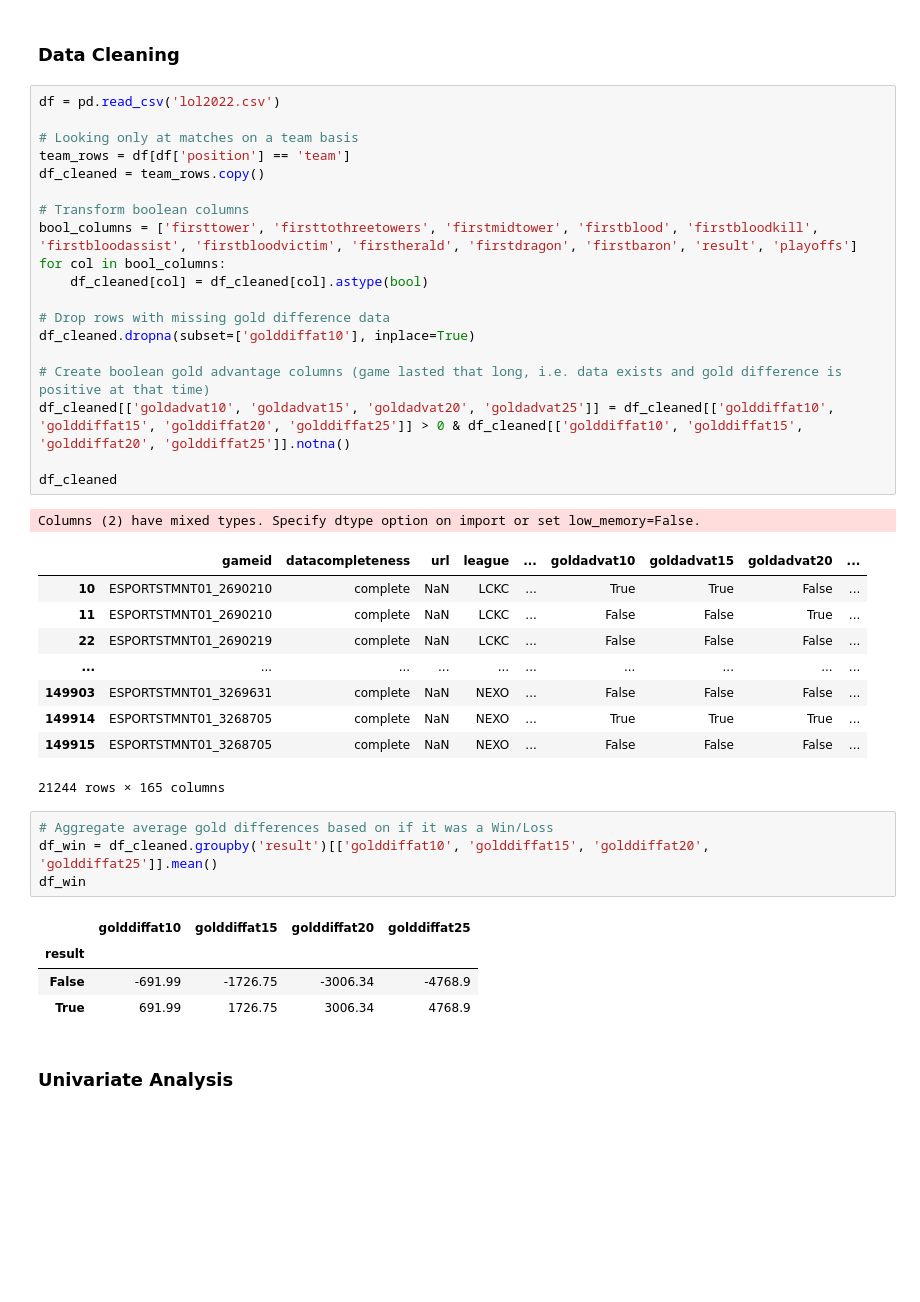
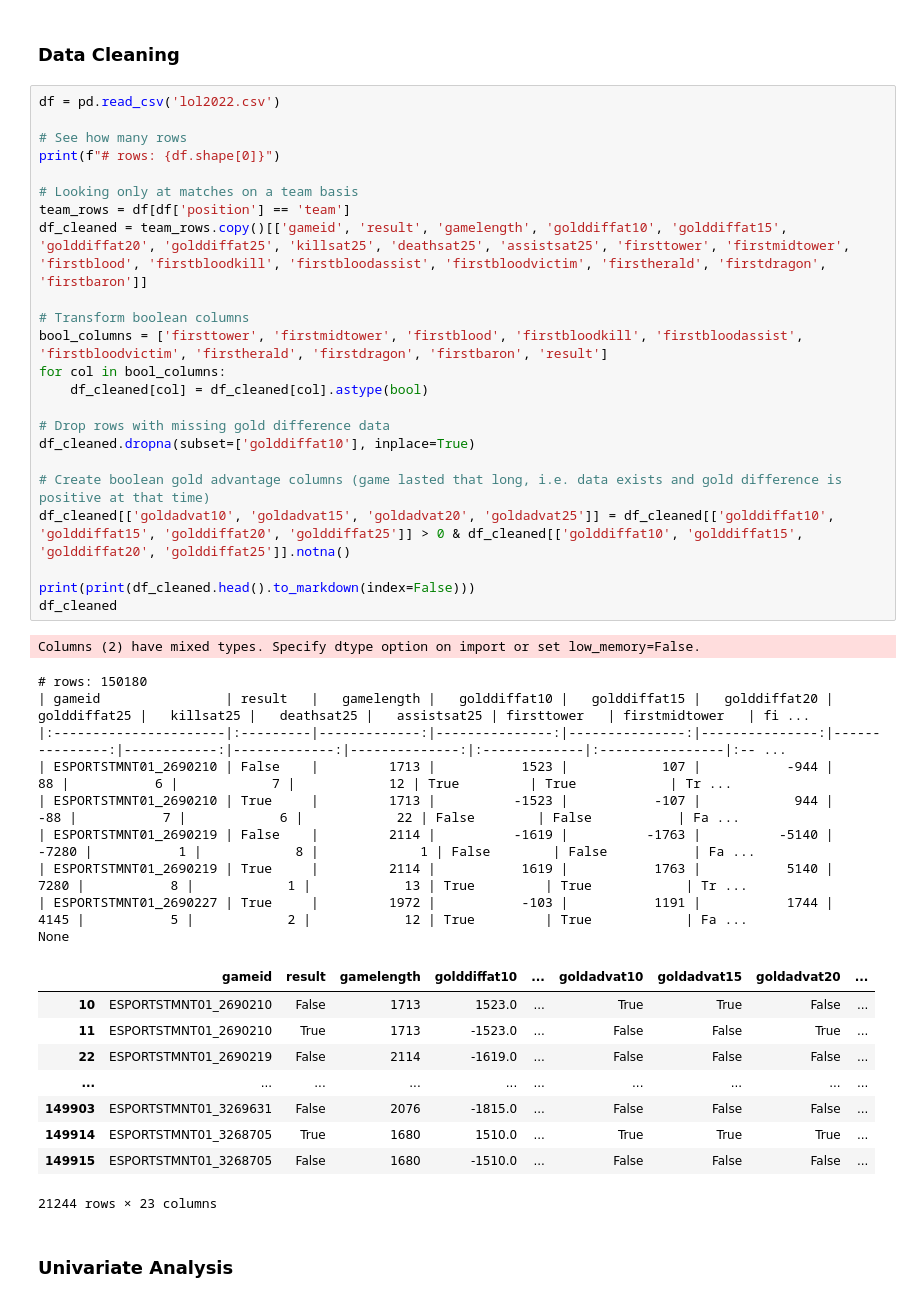
Before and after one commit to ashchen738/league-of-legends-analysis, a Jupyter notebook: portfolio.ipynb, the cells around one changed output. Saved outputs shown, nothing was run; the diff lists cells and outputs as text; blank space fills up the shorter version.

```diff
--- a/portfolio.ipynb
+++ b/portfolio.ipynb
@@ -23,42 +31,46 @@ What impact does gold difference have on other factors of the game, especially w
 # %%
 df = pd.read_csv('lol2022.csv')
 
+# See how many rows
+print(f"# rows: {df.shape[0]}")
+
 # Looking only at matches on a team basis
 team_rows = df[df['position'] == 'team']
-df_cleaned = team_rows.copy()
+df_cleaned = team_rows.copy()[['gameid', 'result', 'gamelength', 'golddiffat10', 'golddiffat15', 'golddiffat20', 'golddiffat25', 'killsat25', 'deathsat25', 'assistsat25', 'firsttower', 'firstmidtower', 'firstblood', 'firstbloodkill', 'firstbloodassist', 'firstbloodvictim', 'firstherald', 'firstdragon', 'firstbaron']]
 
 # Transform boolean columns
-bool_columns = ['firsttower', 'firsttothreetowers', 'firstmidtower', 'firstblood', 'firstbloodkill', 'firstbloodassist', 'firstbloodvictim', 'firstherald', 'firstdragon', 'firstbaron', 'result', 'playoffs']
+bool_columns = ['firsttower', 'firstmidtower', 'firstblood', 'firstbloodkill', 'firstbloodassist', 'firstbloodvictim', 'firstherald', 'firstdragon', 'firstbaron', 'result']
 for col in bool_columns:
     df_cleaned[col] = df_cleaned[col].astype(bool)
 
 # Drop rows with missing gold difference data
 df_cleaned.dropna(subset=['golddiffat10'], inplace=True)
 
 # Create boolean gold advantage columns (game lasted that long, i.e. data exists and gold difference is positive at that time)
 df_cleaned[['goldadvat10', 'goldadvat15', 'goldadvat20', 'goldadvat25']] = df_cleaned[['golddiffat10', 'golddiffat15', 'golddiffat20', 'golddiffat25']] > 0 & df_cleaned[['golddiffat10', 'golddiffat15', 'golddiffat20', 'golddiffat25']].notna()
 
+print(print(df_cleaned.head().to_markdown(index=False)))
 df_cleaned
 # %% [output]
 Columns (2) have mixed types. Specify dtype option on import or set low_memory=False.
+# rows: 150180
+| gameid                | result   |   gamelength |   golddiffat10 |   golddiffat15 |   golddiffat20 |   golddiffat25 |   killsat25 |   deathsat25 |   assistsat25 | firsttower   | firstmidtower   | fi ...
+|:----------------------|:---------|-------------:|---------------:|---------------:|---------------:|---------------:|------------:|-------------:|--------------:|:-------------|:----------------|:-- ...
+| ESPORTSTMNT01_2690210 | False    |         1713 |           1523 |            107 |           -944 |             88 |           6 |            7 |            12 | True         | True            | Tr ...
+| ESPORTSTMNT01_2690210 | True     |         1713 |          -1523 |           -107 |            944 |            -88 |           7 |            6 |            22 | False        | False           | Fa ...
+| ESPORTSTMNT01_2690219 | False    |         2114 |          -1619 |          -1763 |          -5140 |          -7280 |           1 |            8 |             1 | False        | False           | Fa ...
+| ESPORTSTMNT01_2690219 | True     |         2114 |           1619 |           1763 |           5140 |           7280 |           8 |            1 |            13 | True         | True            | Tr ...
+| ESPORTSTMNT01_2690227 | True     |         1972 |           -103 |           1191 |           1744 |           4145 |           5 |            2 |            12 | True         | True            | Fa ...
+None
-|  | gameid | datacompleteness | url | league | ... | goldadvat10 | goldadvat15 | goldadvat20 | ... |
-| 10 | ESPORTSTMNT01_2690210 | complete | NaN | LCKC | ... | True | True | False | ... |
-| 11 | ESPORTSTMNT01_2690210 | complete | NaN | LCKC | ... | False | False | True | ... |
-| 22 | ESPORTSTMNT01_2690219 | complete | NaN | LCKC | ... | False | False | False | ... |
+|  | gameid | result | gamelength | golddiffat10 | ... | goldadvat10 | goldadvat15 | goldadvat20 | ... |
+| 10 | ESPORTSTMNT01_2690210 | False | 1713 | 1523.0 | ... | True | True | False | ... |
+| 11 | ESPORTSTMNT01_2690210 | True | 1713 | -1523.0 | ... | False | False | True | ... |
+| 22 | ESPORTSTMNT01_2690219 | False | 2114 | -1619.0 | ... | False | False | False | ... |
 | ... | ... | ... | ... | ... | ... | ... | ... | ... | ... |
-| 149903 | ESPORTSTMNT01_3269631 | complete | NaN | NEXO | ... | False | False | False | ... |
-| 149914 | ESPORTSTMNT01_3268705 | complete | NaN | NEXO | ... | True | True | True | ... |
-| 149915 | ESPORTSTMNT01_3268705 | complete | NaN | NEXO | ... | False | False | False | ... |
+| 149903 | ESPORTSTMNT01_3269631 | False | 2076 | -1815.0 | ... | False | False | False | ... |
+| 149914 | ESPORTSTMNT01_3268705 | True | 1680 | 1510.0 | ... | True | True | True | ... |
+| 149915 | ESPORTSTMNT01_3268705 | False | 1680 | -1510.0 | ... | False | False | False | ... |
-21244 rows × 165 columns
+21244 rows × 23 columns
-# %%
-# Aggregate average gold differences based on if it was a Win/Loss
-df_win = df_cleaned.groupby('result')[['golddiffat10', 'golddiffat15', 'golddiffat20', 'golddiffat25']].mean()
-df_win
-# %% [output]
-|  | golddiffat10 | golddiffat15 | golddiffat20 | golddiffat25 |
-| result |  |  |  |  |
-| False | -691.99 | -1726.75 | -3006.34 | -4768.9 |
-| True | 691.99 | 1726.75 | 3006.34 | 4768.9 |
 # %% [markdown]
 ### Univariate Analysis
 # %%
```
Also changed, not shown: parts of 9 cells of this notebook, 3 other files.
